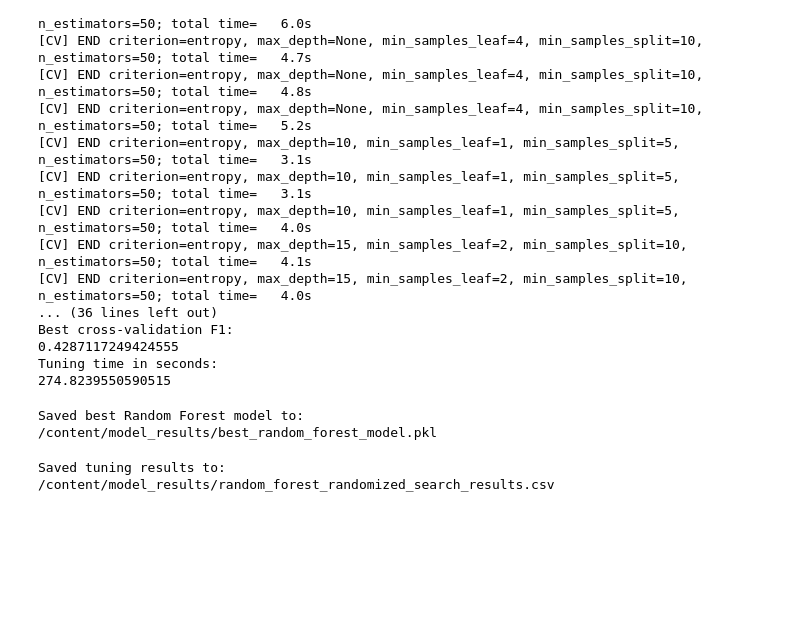
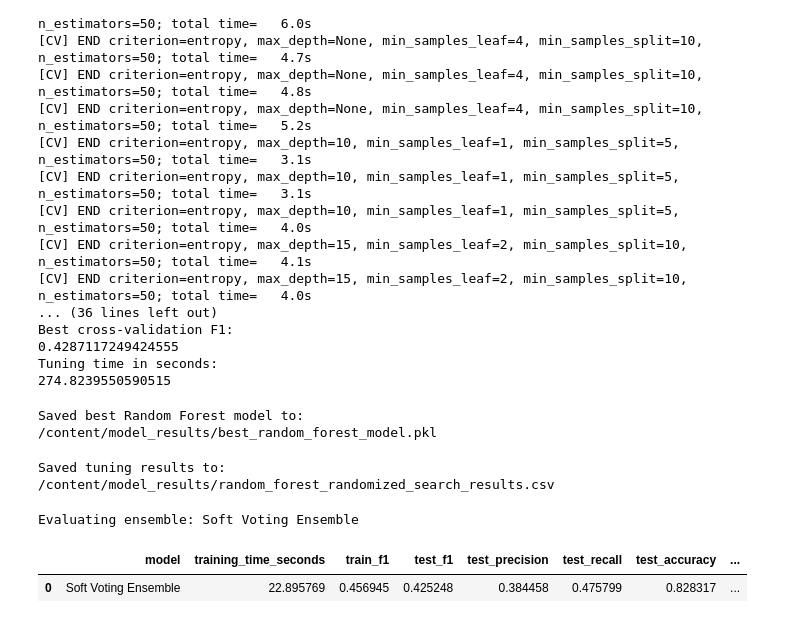
Before and after one commit to vsolanki76771215/Student_MLE_MiniProject_EDA, a Jupyter notebook: ExperimentWithVariousModels.ipynb, the cells around one changed output. Saved outputs shown, nothing was run; the diff lists cells and outputs as text; code cells hidden in the pictures; blank space fills up the shorter version.

```diff
--- a/ExperimentWithVariousModels.ipynb
+++ b/ExperimentWithVariousModels.ipynb
@@ -533,0 +596,47 @@ Saved tuning results to:
+# %%
+# ============================================================
+# STEP 15: Evaluate Colab-Friendly Ensemble Model
+# ============================================================
+
+ensemble_results = []
+
+for model_name, model in ensemble_models.items():
+    print(f"Evaluating ensemble: {model_name}")
+
+    start_time = time.time()
+
+    cv_scores = cross_validate(
+        model,
+        X_train,
+        y_train,
+        cv=3,
+        scoring=scoring,
+        return_train_score=True,
+        n_jobs=1
+    )
+
+    training_time = time.time() - start_time
+
+    result = {
+        "model": model_name,
+        "training_time_seconds": training_time,
+        "train_f1": cv_scores["train_f1"].mean(),
+        "test_f1": cv_scores["test_f1"].mean(),
+        "test_precision": cv_scores["test_precision"].mean(),
+        "test_recall": cv_scores["test_recall"].mean(),
+        "test_accuracy": cv_scores["test_accuracy"].mean(),
+        "test_roc_auc": cv_scores["test_roc_auc"].mean(),
+        "test_pr_auc": cv_scores["test_pr_auc"].mean(),
+        "overfit_gap_f1": cv_scores["train_f1"].mean() - cv_scores["test_f1"].mean()
+    }
+
+    ensemble_results.append(result)
+
+ensemble_results_df = pd.DataFrame(ensemble_results)
+ensemble_results_df = ensemble_results_df.sort_values(by="test_f1", ascending=False)
+
+ensemble_results_df
+# %% [output]
+Evaluating ensemble: Soft Voting Ensemble
+|  | model | training_time_seconds | train_f1 | test_f1 | test_precision | test_recall | test_accuracy | ... |
+| 0 | Soft Voting Ensemble | 22.895769 | 0.456945 | 0.425248 | 0.384458 | 0.475799 | 0.828317 | ... |
```
Also changed, not shown: parts of 4 cells of this notebook.
